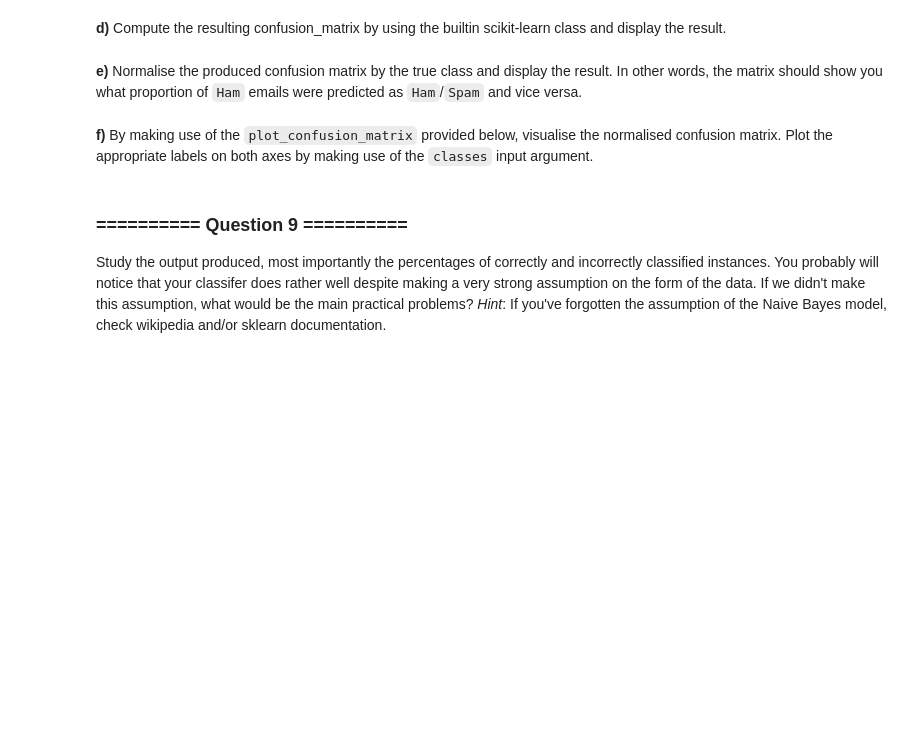
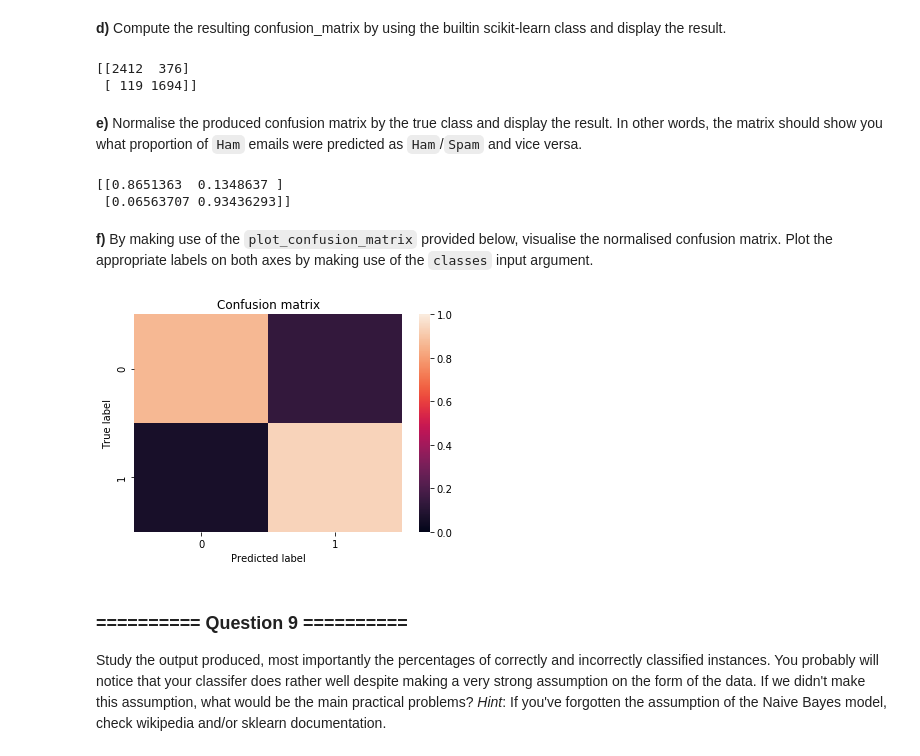
Before and after one commit to GrowlingM1ke/iaml-labs, a Jupyter notebook: Labs/01 - Analysis and Visualisation.ipynb, the cells around one changed output. Saved outputs shown, nothing was run; the diff lists cells and outputs as text; code cells hidden in the pictures; blank space fills up the shorter version.

```diff
--- a/Labs/01 - Analysis and Visualisation.ipynb
+++ b/Labs/01 - Analysis and Visualisation.ipynb
@@ -220,3 +242,5 @@ As a first step we extract the input features and targets from the DataFrame. To
 Now we want to train a Multinomial Naive Bayes classifier. Initialise a `MultinomialNB` object and [`fit`](http://scikit-learn.org/0.19/modules/generated/sklearn.naive_bayes.MultinomialNB.html#sklearn.naive_bayes.MultinomialNB.fit) the classifier using the `X` and `y` arrays extracted in the cell above.
 # %%
 # Your Code goes here:
+clf = MultinomialNB()
+clf.fit(X, y)
@@ -238,6 +273,7 @@ Scikit-learn also has a [`confusion_matrix`](http://scikit-learn.org/0.19/module
 **b)** Predict the output of the classifier by using the training data as input. *Hint*: make use of the `predict` method of the `MultinomialNB` classifier.
 # %%
 # Your Code goes here:
+pred = clf.predict(X)
 # %% [markdown]
 **c)** Compute the classification accuracy on the training data by either using the `accuracy_score` metric or the `score` method of the `MultinomialNB`.
 # %%
@@ -246,10 +287,20 @@ Scikit-learn also has a [`confusion_matrix`](http://scikit-learn.org/0.19/module
 **d)** Compute the resulting confusion_matrix by using the builtin scikit-learn class and display the result.
 # %%
 # Your Code goes here:
+con_mat = confusion_matrix(y, pred)
+print(con_mat)
+# %% [output]
+[[2412  376]
+ [ 119 1694]]
 # %% [markdown]
 **e)** Normalise the produced confusion matrix by the true class and display the result. In other words, the matrix should show you what proportion of `Ham` emails were predicted as `Ham`/`Spam` and vice versa.
 # %%
 # Your Code goes here:
+con_mat_norm = con_mat/con_mat.sum(axis=1)[:,None]
+print(con_mat_norm)
+# %% [output]
+[[0.8651363  0.1348637 ]
+ [0.06563707 0.93436293]]
 # %% [markdown]
 **f)** By making use of the `plot_confusion_matrix` provided below, visualise the normalised confusion matrix. Plot the appropriate labels on both axes by making use of the `classes` input argument.
 # %%
@@ -264,6 +315,9 @@ def plot_confusion_matrix(cm, classes=None, title='Confusion matrix'):
     plt.xlabel('Predicted label')
 # %%
 # Your Code goes here:
+plot_confusion_matrix(con_mat_norm)
+# %% [output]
+[figure, added]
 # %% [markdown]
 ### ========== Question 9 ==========
 
```
Also changed, not shown: parts of 21 cells of this notebook, 4 other files.
